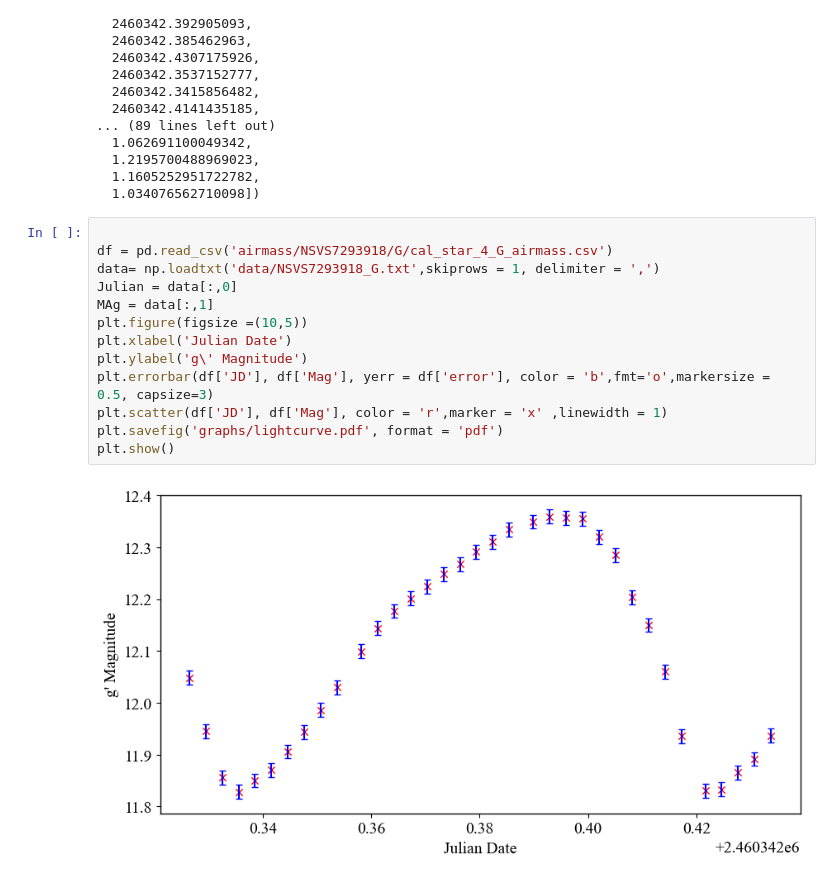
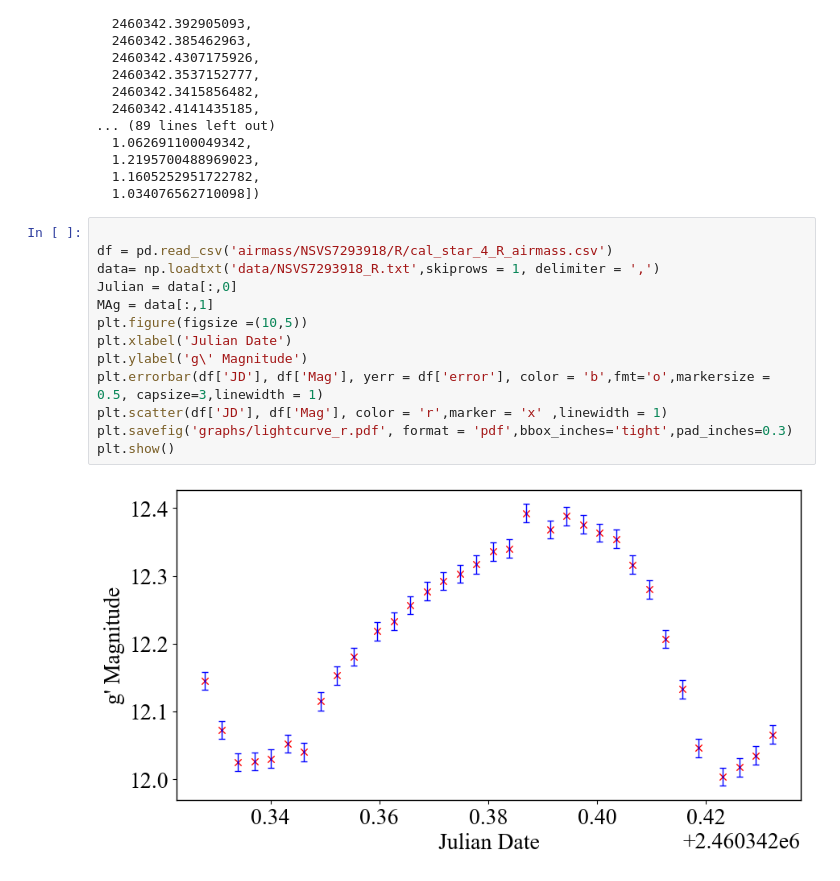
Before and after one commit to lewismcnish/Astronomy, a Jupyter notebook: Year_3/air_mass_plots.ipynb, the cells around one changed output. Drawn from its saved outputs; the diff is of its cells as text.

```diff
--- a/Year_3/air_mass_plots.ipynb
+++ b/Year_3/air_mass_plots.ipynb
@@ -116,16 +149,16 @@ NSVS7293918_LIGHT_2024-02-01T22-11-29Z_Chr-G_120s_-10.0C_W_0032.fits_c.fits
   1.034076562710098])
 # %%
 
-df = pd.read_csv('airmass/NSVS7293918/G/cal_star_4_G_airmass.csv')
-data= np.loadtxt('data/NSVS7293918_G.txt',skiprows = 1, delimiter = ',')
+df = pd.read_csv('airmass/NSVS7293918/R/cal_star_4_R_airmass.csv')
+data= np.loadtxt('data/NSVS7293918_R.txt',skiprows = 1, delimiter = ',')
 Julian = data[:,0]
 MAg = data[:,1]
 plt.figure(figsize =(10,5))
 plt.xlabel('Julian Date')
 plt.ylabel('g\' Magnitude')
-plt.errorbar(df['JD'], df['Mag'], yerr = df['error'], color = 'b',fmt='o',markersize = 0.5, capsize=3)
+plt.errorbar(df['JD'], df['Mag'], yerr = df['error'], color = 'b',fmt='o',markersize = 0.5, capsize=3,linewidth = 1)
 plt.scatter(df['JD'], df['Mag'], color = 'r',marker = 'x' ,linewidth = 1)
-plt.savefig('graphs/lightcurve.pdf', format = 'pdf')
+plt.savefig('graphs/lightcurve_r.pdf', format = 'pdf',bbox_inches='tight',pad_inches=0.3)
 plt.show()
 # %% [output]
-[figure, old version]
+[figure, new version]
```
Also changed, not shown: parts of 6 cells of this notebook, 2 other files.
